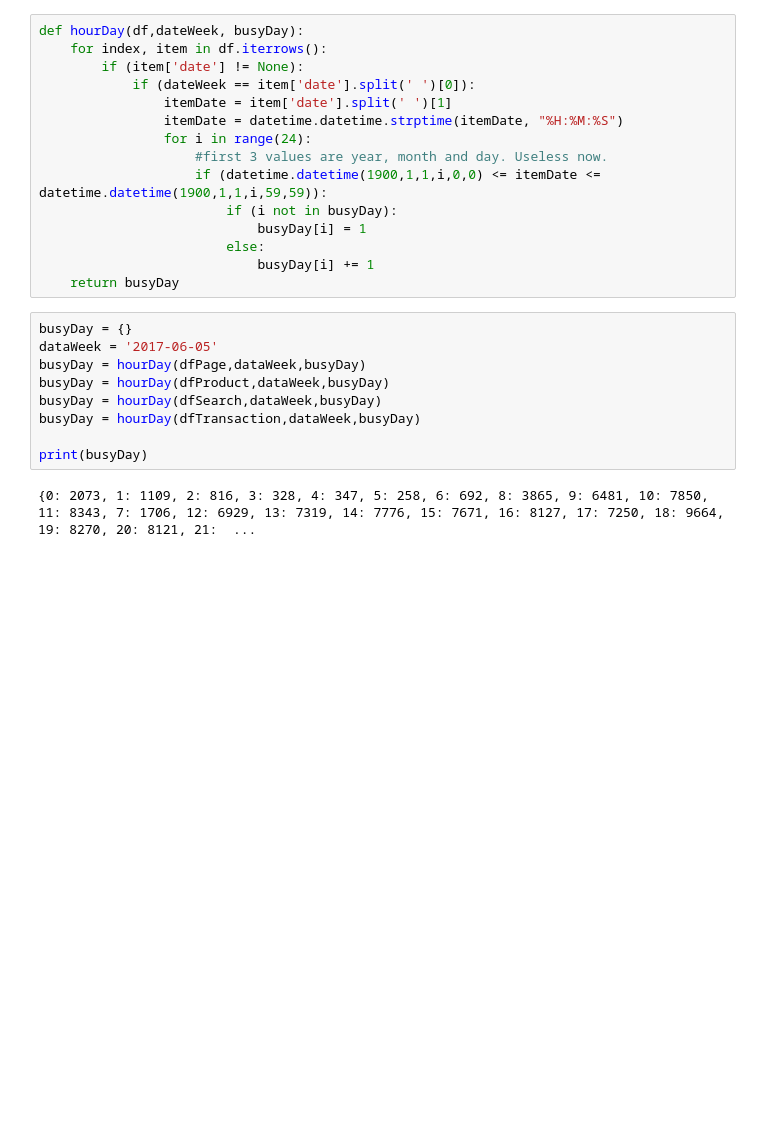
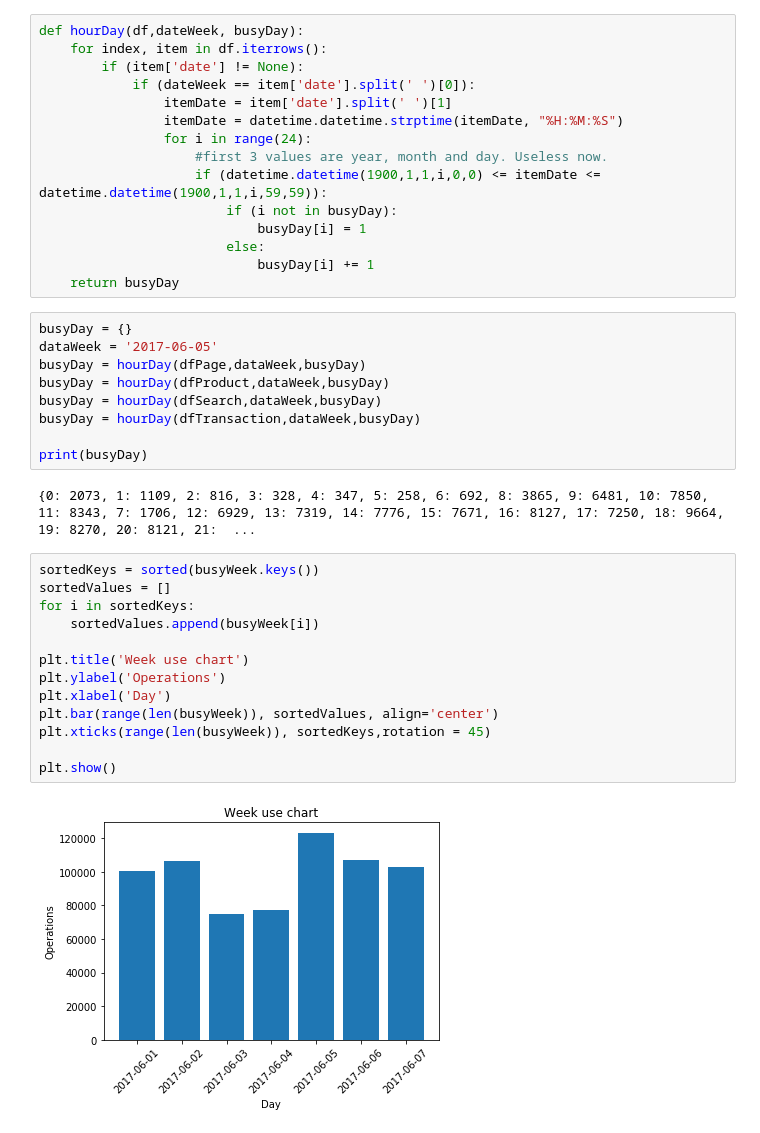
Before and after one commit to nobreconfrade/datascience202, a Jupyter notebook: challenge.ipynb, the cells around one changed output. Drawn from its saved outputs; the diff is of its cells as text; blank space fills up the shorter version.

```diff
--- a/challenge.ipynb
+++ b/challenge.ipynb
@@ -440,3 +446,18 @@ busyDay = hourDay(dfTransaction,dataWeek,busyDay)
 print(busyDay)
 # %% [output]
 {0: 2073, 1: 1109, 2: 816, 3: 328, 4: 347, 5: 258, 6: 692, 8: 3865, 9: 6481, 10: 7850, 11: 8343, 7: 1706, 12: 6929, 13: 7319, 14: 7776, 15: 7671, 16: 8127, 17: 7250, 18: 9664, 19: 8270, 20: 8121, 21:  ...
+# %%
+sortedKeys = sorted(busyWeek.keys())
+sortedValues = []
+for i in sortedKeys:
+    sortedValues.append(busyWeek[i])
+
+plt.title('Week use chart')
+plt.ylabel('Operations')
+plt.xlabel('Day')
+plt.bar(range(len(busyWeek)), sortedValues, align='center')
+plt.xticks(range(len(busyWeek)), sortedKeys,rotation = 45)
+
+plt.show()
+# %% [output]
+[figure, added]
```
Also changed, not shown: parts of 9 cells of this notebook.
